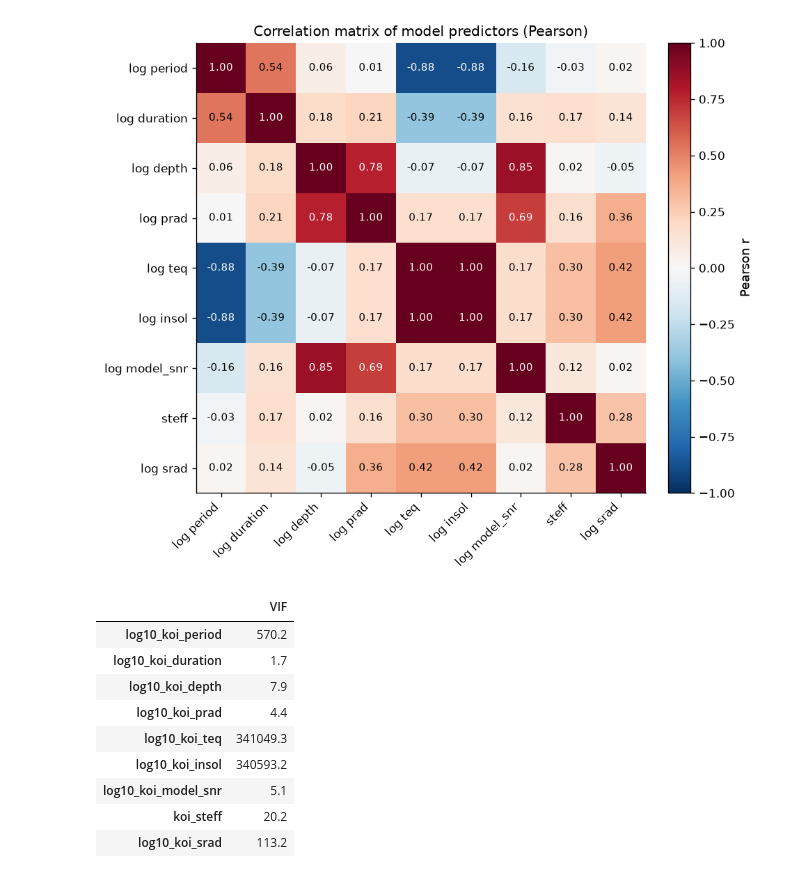
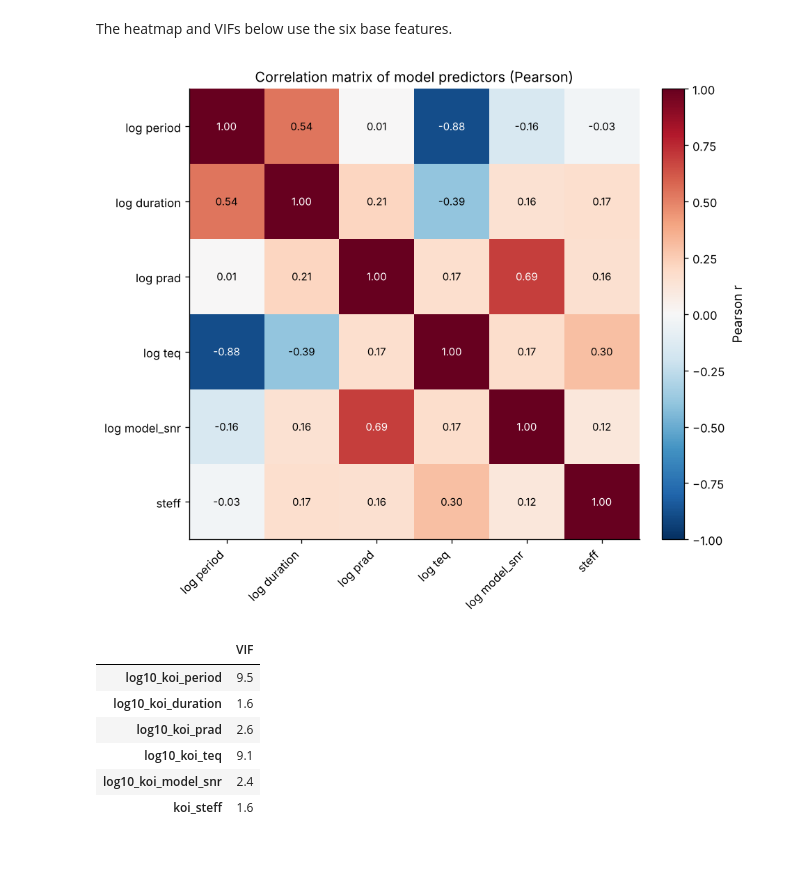
Before and after one commit to PragatiChauhan0-0/NEC_Kepler, a Jupyter notebook: kepler_exoplanet_vetting.ipynb, the cells around one changed output. Cells and saved outputs as stored; diff of their text form; code cells hidden in the pictures.

```diff
--- a/kepler_exoplanet_vetting.ipynb
+++ b/kepler_exoplanet_vetting.ipynb
@@ -242,10 +158,10 @@ We also report **Cohen's *d*** (standardised mean difference) and the **common-l
 planets = data[data["target"] == 1]
 fps = data[data["target"] == 0]
 n1, n0 = len(planets), len(fps)
-alpha_bonf = 0.05 / len(FEATURES)
+alpha_bonf = 0.05 / len(BASE_FEATURES)
 
 rows = []
-for f in FEATURES:
+for f in BASE_FEATURES:
     a, b = planets[f].to_numpy(), fps[f].to_numpy()
     t_stat, p_t = stats.ttest_ind(a, b, equal_var=False)
     u_stat, p_u = stats.mannwhitneyu(a, b, alternative="two-sided")
@@ -293,14 +197,0 @@ All figures use `matplotlib` only.
-# %%
-fig, ax = plt.subplots(figsize=(6, 4.2))
-order = ["FALSE POSITIVE", "CONFIRMED"]
-vals = [counts[k] for k in order]
-bars = ax.bar(order, vals, color=[C_FP, C_PLANET], edgecolor="black", linewidth=0.6, width=0.55)
-for bar, v in zip(bars, vals):
-    ax.text(bar.get_x() + bar.get_width() / 2, v + 0.015 * max(vals),
-            f"{v:,}\n({100 * v / len(data):.1f}%)", ha="center", va="bottom", fontsize=11)
-ax.set_ylim(0, max(vals) * 1.18)
-ax.set_ylabel("Number of KOIs")
-ax.set_title("Class distribution after cleaning")
-ax.grid(axis="x", visible=False)
-plt.tight_layout()
-plt.show()
@@ -380,33 +259,32 @@ Strong correlations among predictors inflate the standard errors of logistic-reg
+# %% [markdown]
+The heatmap and VIFs below use the six base features.
 # %%
-corr = data[FEATURES].corr()
-labels = [f.replace("koi_", "").replace("log10_", "log ") for f in FEATURES]
+corr = data[BASE_FEATURES].corr()
+labels = [f.replace("koi_", "").replace("log10_", "log ") for f in BASE_FEATURES]
 
 fig, ax = plt.subplots(figsize=(8.2, 6.8))
 im = ax.imshow(corr.values, cmap="RdBu_r", vmin=-1, vmax=1)
 ax.set_xticks(range(len(labels)), labels=labels, rotation=45, ha="right")
 ax.set_yticks(range(len(labels)), labels=labels)
 for i in range(len(labels)):
     for j in range(len(labels)):
         v = corr.values[i, j]
         ax.text(j, i, f"{v:.2f}", ha="center", va="center", fontsize=9,
                 color="white" if abs(v) > 0.6 else "black")
 ax.grid(False)
 ax.set_title("Correlation matrix of model predictors (Pearson)")
 fig.colorbar(im, ax=ax, fraction=0.046, pad=0.04, label="Pearson r")
 plt.tight_layout()
 plt.show()
 
-vif = pd.Series(np.diag(np.linalg.inv(corr.values)), index=FEATURES, name="VIF")
+vif = pd.Series(np.diag(np.linalg.inv(corr.values)), index=BASE_FEATURES, name="VIF")
 display(vif.round(1).to_frame())
 # %% [output]
-[figure, old version]
+[figure, new version]
 |  | VIF |
-| log10_koi_period | 570.2 |
-| log10_koi_duration | 1.7 |
-| log10_koi_depth | 7.9 |
-| log10_koi_prad | 4.4 |
-| log10_koi_teq | 341049.3 |
-| log10_koi_insol | 340593.2 |
-| log10_koi_model_snr | 5.1 |
-| koi_steff | 20.2 |
-| log10_koi_srad | 113.2 |
+| log10_koi_period | 9.5 |
+| log10_koi_duration | 1.6 |
+| log10_koi_prad | 2.6 |
+| log10_koi_teq | 9.1 |
+| log10_koi_model_snr | 2.4 |
+| koi_steff | 1.6 |
```
Also changed, not shown: parts of 45 cells of this notebook.
